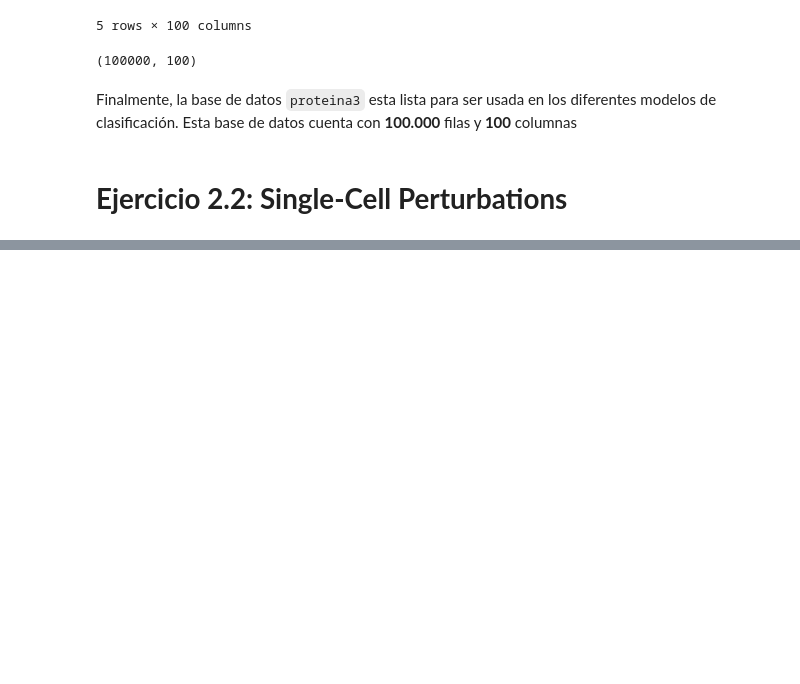
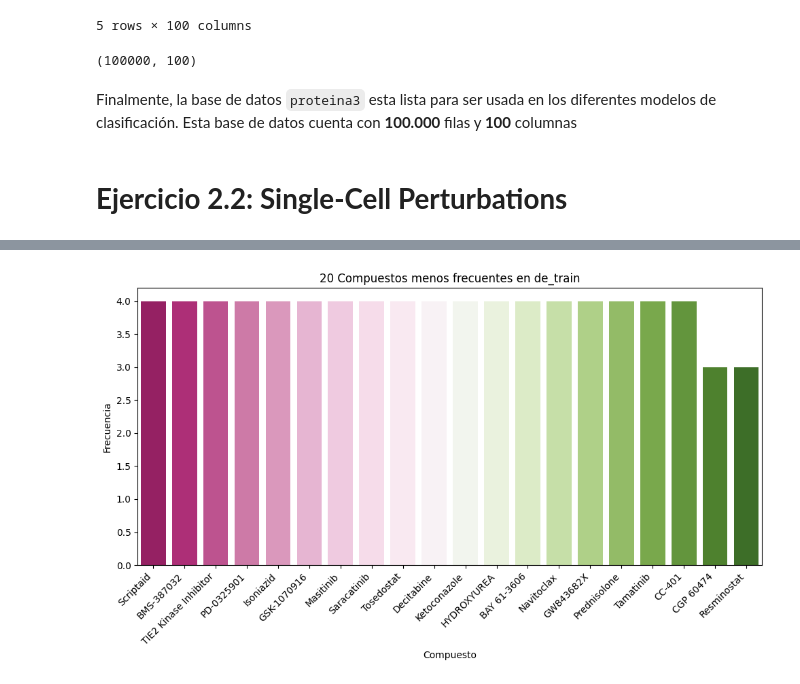
Before and after one commit to kmarcela11/MachineLearning, a Jupyter notebook: _sources/Ejercicio2.ipynb, the cells around one changed output, grey strips where cells are left out. Drawn from its saved outputs; the diff is of its cells as text; code cells hidden in the pictures; blank space fills up the shorter version.

```diff
--- a/_sources/Ejercicio2.ipynb
+++ b/_sources/Ejercicio2.ipynb
@@ -703,0 +906,13 @@ Finalmente, la base de datos `proteina3` esta lista para ser usada en los difere
+# %%
+# Limitar el gráfico a los 20 compuestos menos frecuentes
+tail_compounds = compound_counts.tail(20)
+plt.figure(figsize=(10, 6))
+sns.barplot(x = tail_compounds.index, y = tail_compounds.values,hue = tail_compounds.index, palette = "PiYG")
+plt.title('20 Compuestos menos frecuentes en de_train')
+plt.xlabel('Compuesto')
+plt.ylabel('Frecuencia')
+plt.xticks(rotation = 45, ha = 'right')
+plt.tight_layout()
+plt.show()
+# %% [output]
+[figure, added]
```
Also changed, not shown: parts of 212 cells of this notebook, 42 other files.
